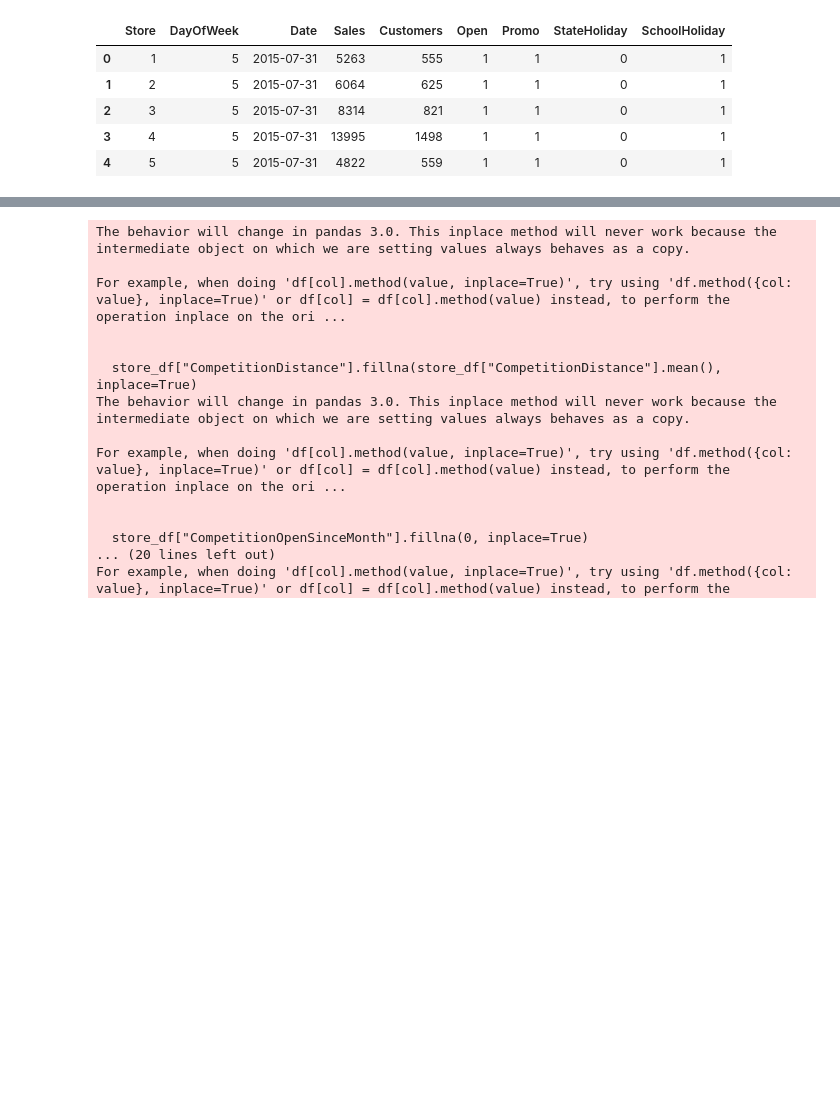
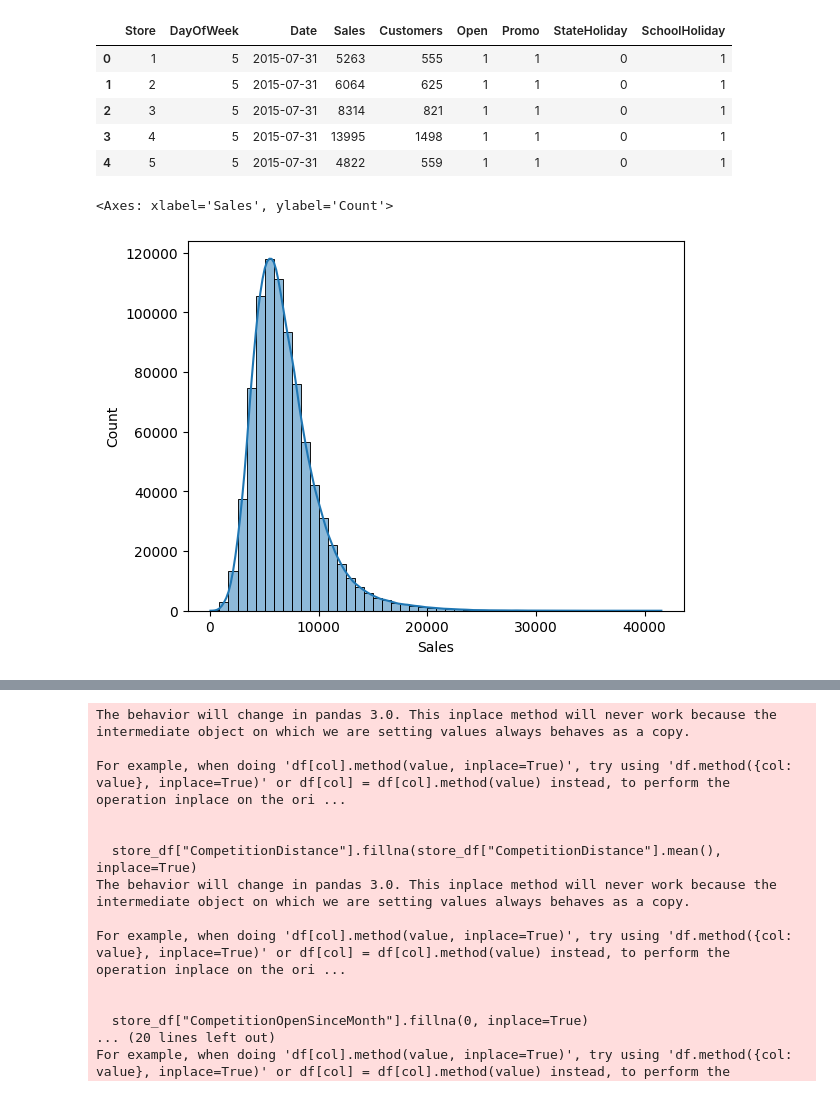
Before and after one commit to LeHung1705/rossmann-sales-forecasting-using-ml, a Jupyter notebook: DataPreprocessing.ipynb, the cells around one changed output, grey strips where cells are left out. Drawn from its saved outputs; the diff is of its cells as text; code cells hidden in the pictures; blank space fills up the shorter version.

```diff
--- a/DataPreprocessing.ipynb
+++ b/DataPreprocessing.ipynb
@@ -74,6 +74,11 @@ train_df.head()
 | 2 | 3 | 5 | 2015-07-31 | 8314 | 821 | 1 | 1 | 0 | 1 |
 | 3 | 4 | 5 | 2015-07-31 | 13995 | 1498 | 1 | 1 | 0 | 1 |
 | 4 | 5 | 5 | 2015-07-31 | 4822 | 559 | 1 | 1 | 0 | 1 |
+# %%
+sns.histplot(train_df["Sales"], bins=50, kde=True)
+# %% [output]
+<Axes: xlabel='Sales', ylabel='Count'>
+[figure, added]
 # %%
 store_df.head()
 # %% [output]
```
Also changed, not shown: parts of 5 cells of this notebook, 4 other files.
